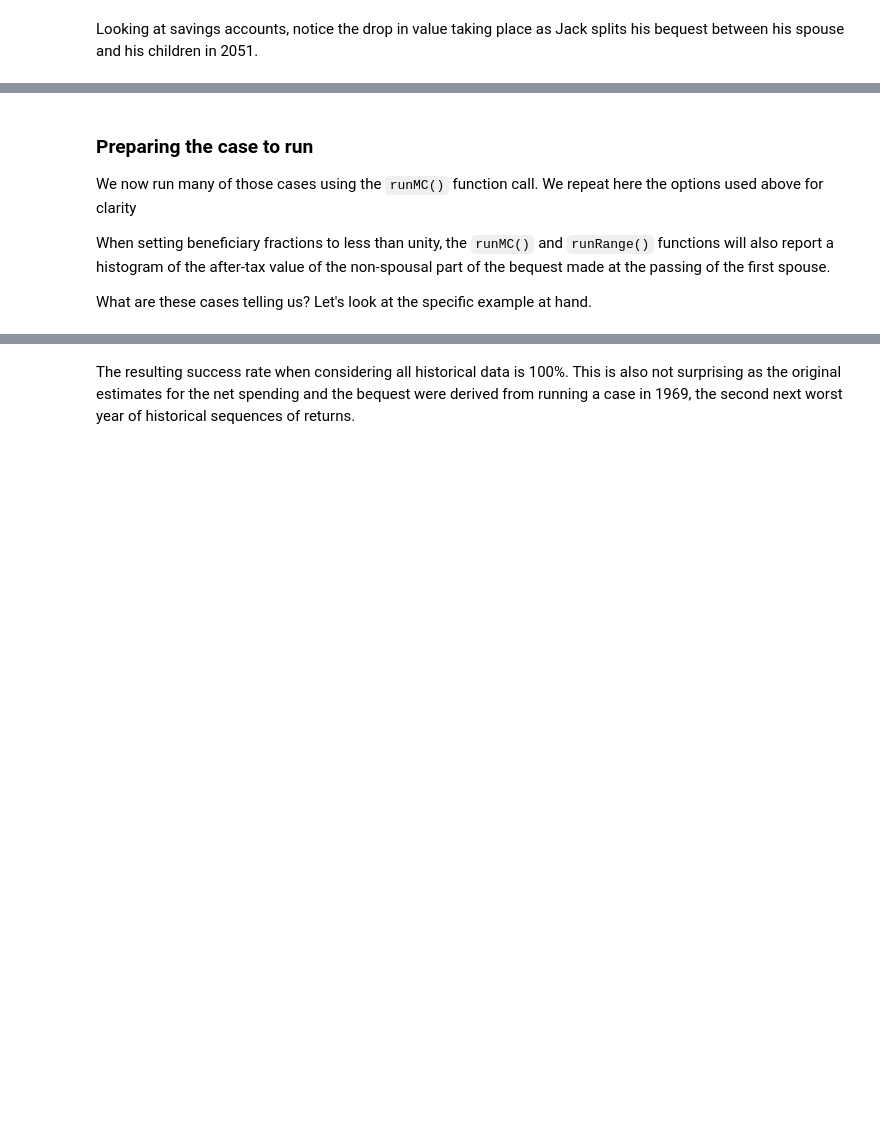
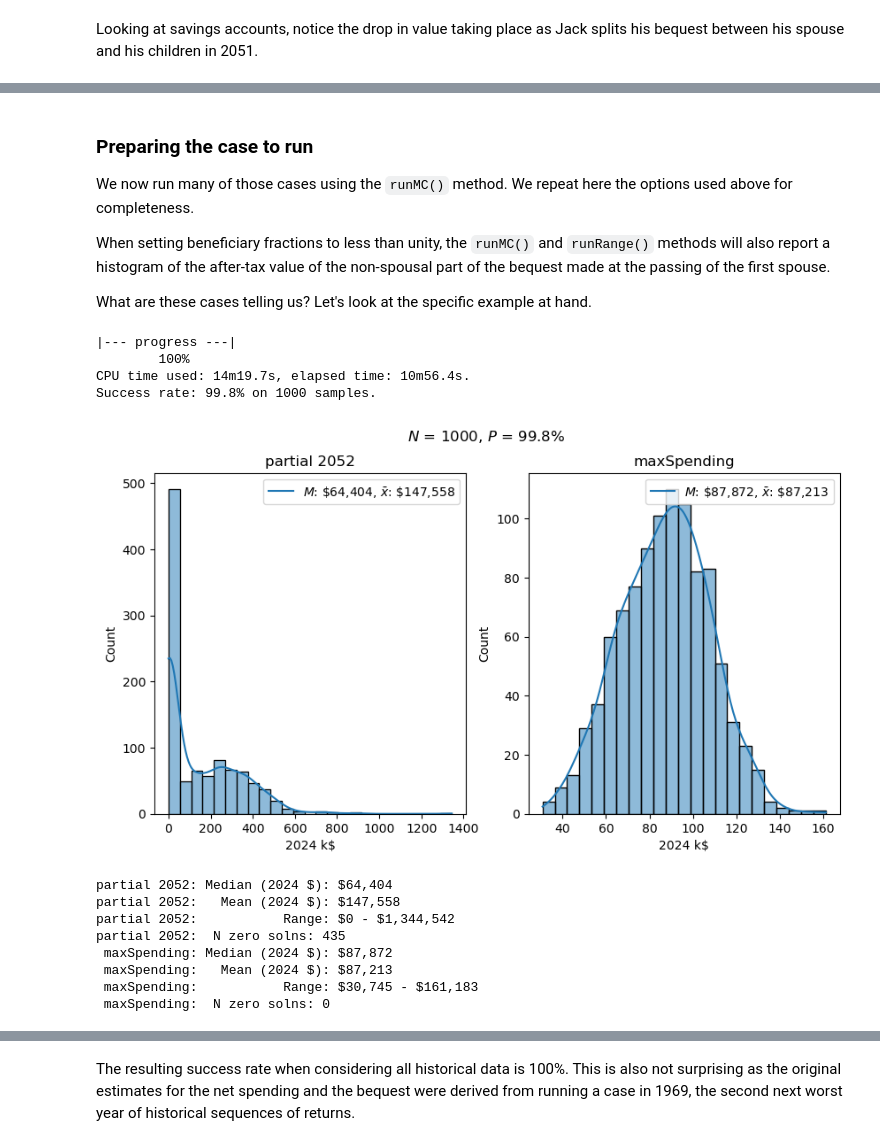
Before and after one commit to mdlacasse/Owl, a Jupyter notebook: tutorial_3.ipynb, the cells around one changed output, grey strips where cells are left out. Saved outputs shown, nothing was run; the diff lists cells and outputs as text; code cells hidden in the pictures; blank space fills up the shorter version.

Commit message:
streamlined histogram generation for MC

```diff
--- a/tutorial_3.ipynb
+++ b/tutorial_3.ipynb
@@ -31,4 +33,4 @@ owl.setVerbose(True)
 ### Creating the plan (see tutorial 1 for details)
 We first create a plan as we did in the *Tutorial 1*. We removed the comments for reducing the clutter.
 # %%
-plan = owl.Plan(['Jack', 'Jill'], [1962, 1965], [89, 92], 'jack+jill-spending-MC')
+plan = owl.Plan(['Jack', 'Jill'], [1962, 1965], [89, 92], 'jack+jill-tutorial3')
@@ -98,9 +168,9 @@ plan.setRates('stochastic', values=my_means, stdev=my_stdev, corr=offdiag_corr)
 # plan.showRates()
 # %% [markdown]
 ### Preparing the case to run
-We now run many of those cases using the `runMC()` function call. We repeat here the options used above for clarity
+We now run many of those cases using the `runMC()` method. We repeat here the options used above for completeness.
 
-When setting beneficiary fractions to less than unity, the `runMC()` and `runRange()` functions will also report a histogram of the after-tax value of the non-spousal part of the bequest made at the passing of the first spouse.
+When setting beneficiary fractions to less than unity, the `runMC()` and `runRange()` methods will also report a histogram of the after-tax value of the non-spousal part of the bequest made at the passing of the first spouse.
 
 What are these cases telling us? Let's look at the specific example at hand.
 # %%
@@ -108,5 +178,19 @@ options = {'maxRothConversion': 100, 'noRothConversions': 'Jill'}
 # options['solver'] = 'MOSEK'
 # %%
 options['bequest'] = 200
-plan.runMC('maxSpending', options, 500);
+plan.runMC('maxSpending', options, 1000);
+# %% [output]
+|--- progress ---|
+        100%
+CPU time used: 14m19.7s, elapsed time: 10m56.4s.
+Success rate: 99.8% on 1000 samples.
+[figure, added]
+partial 2052: Median (2024 $): $64,404
+partial 2052:   Mean (2024 $): $147,558
+partial 2052:           Range: $0 - $1,344,542
+partial 2052:  N zero solns: 435
+ maxSpending: Median (2024 $): $87,872
+ maxSpending:   Mean (2024 $): $87,213
+ maxSpending:           Range: $30,745 - $161,183
+ maxSpending:  N zero solns: 0
 # %% [markdown]
```
Also changed, not shown: parts of 23 cells of this notebook, 3 other files.
